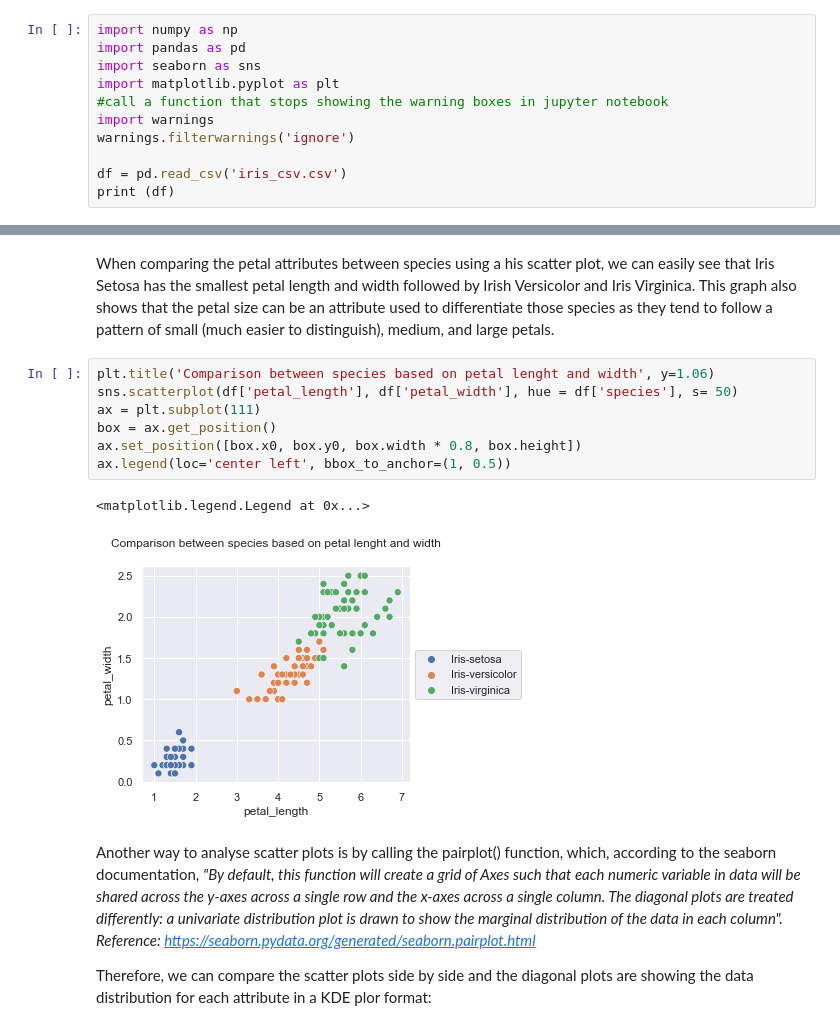
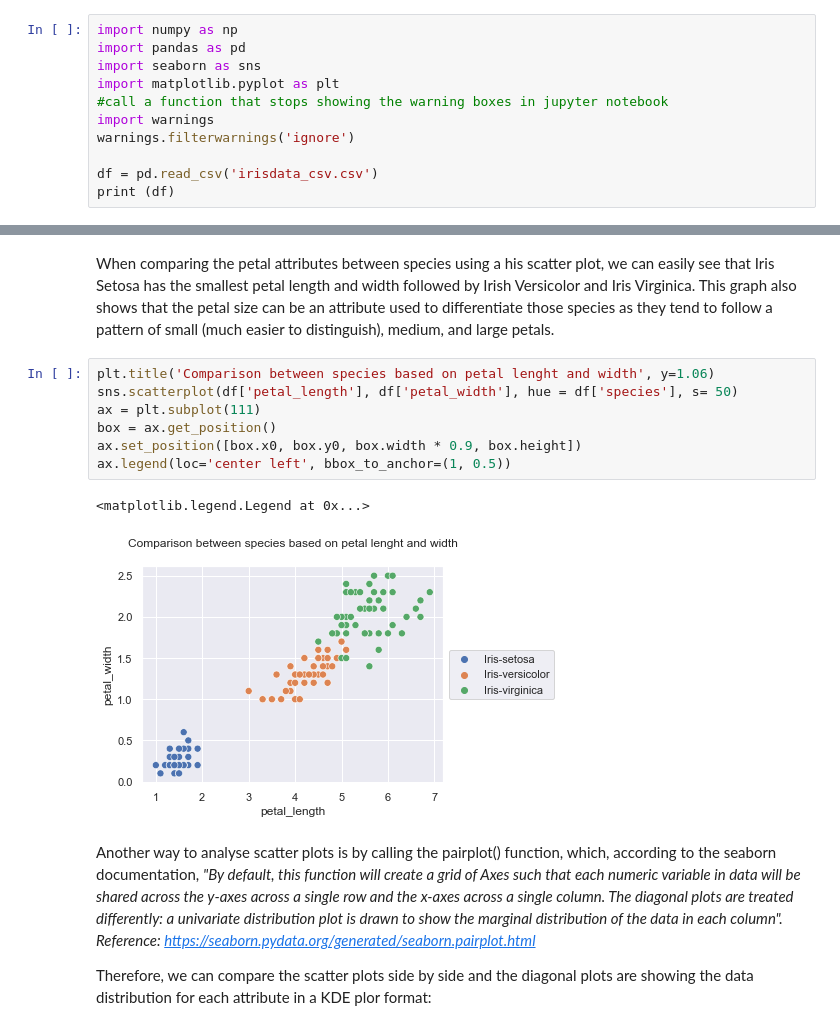
Before and after one commit to LaisColetta/pands_project, a Jupyter notebook: analysis.ipynb, the cells around one changed output, grey strips where cells are left out. Saved outputs shown, nothing was run; the diff lists cells and outputs as text.

```diff
--- a/analysis.ipynb
+++ b/analysis.ipynb
@@ -15,7 +15,7 @@ import matplotlib.pyplot as plt
 import warnings
 warnings.filterwarnings('ignore')
 
-df = pd.read_csv('iris_csv.csv')
+df = pd.read_csv('irisdata_csv.csv')
 print (df)
 # %% [output]
      sepal_length  sepal_width  petal_length  petal_width         species
@@ -200,13 +200,13 @@ When comparing the petal attributes between species using a his scatter plot, we
 # %%
 plt.title('Comparison between species based on petal lenght and width', y=1.06)
 sns.scatterplot(df['petal_length'], df['petal_width'], hue = df['species'], s= 50)
 ax = plt.subplot(111)
 box = ax.get_position()
-ax.set_position([box.x0, box.y0, box.width * 0.8, box.height])
+ax.set_position([box.x0, box.y0, box.width * 0.9, box.height])
 ax.legend(loc='center left', bbox_to_anchor=(1, 0.5))
 # %% [output]
 <matplotlib.legend.Legend at 0x...>
-[figure, old version]
+[figure, new version]
 # %% [markdown]
 Another way to analyse scatter plots is by calling the pairplot() function, which, according to the seaborn documentation, <i>"By default, this function will create a grid of Axes such that each numeric variable in data will be shared across the y-axes across a single row and the x-axes across a single column. The diagonal plots are treated differently: a univariate distribution plot is drawn to show the marginal distribution of the data in each column".
 Reference: https://seaborn.pydata.org/generated/seaborn.pairplot.html </i>
```
Also changed, not shown: parts of 1 cell of this notebook.
